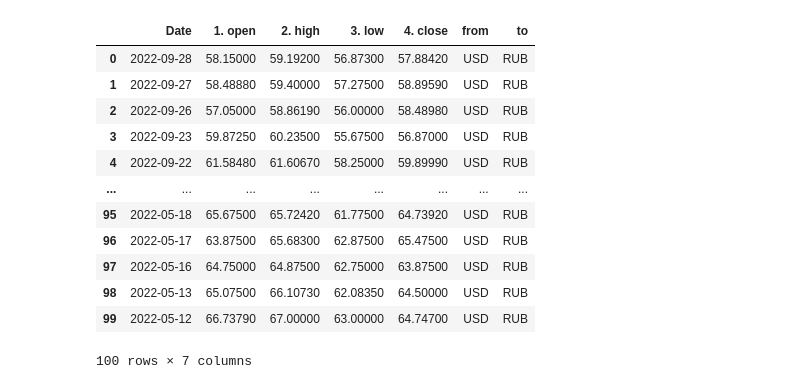
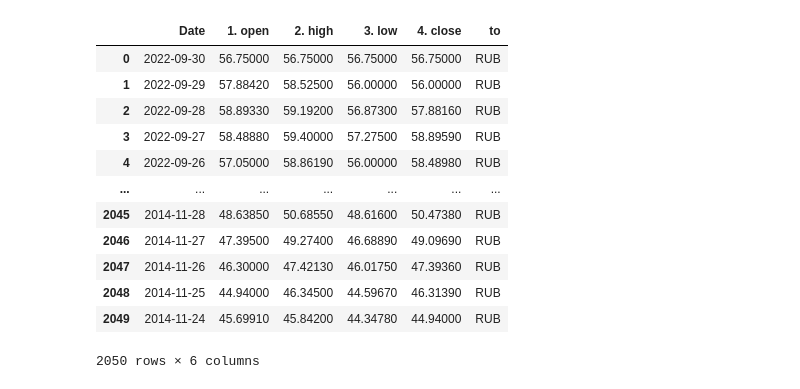
Before and after one commit to paulhalla/dec-project-1, a Jupyter notebook: src/fin_elt/elt/extract_fx.ipynb, the cells around one changed output. Drawn from its saved outputs; the diff is of its cells as text; code cells hidden in the pictures.

Commit message:
tweaked fx extract funcs, reduced currencies

```diff
--- a/src/fin_elt/elt/extract_fx.ipynb
+++ b/src/fin_elt/elt/extract_fx.ipynb
@@ -6,4 +9,9 @@ import pandas as pd
 # %%
-# Variables Note: these are case-sensitive
-from_symbol = 'USD'
+# Variables: Note: these are case-sensitive
+# from_symbol = 'USD'
 to_symbol = 'RUB'
+# %%
+base_url = f'https://www.alphavantage.co/query?function=FX_DAILY&from_symbol=USD&to_symbol={to_symbol}&outputsize=full&apikey={api_key}'
+r = requests.get(base_url)
+response_data = r.json()
+response_data
@@ -13,27 +39,35 @@ def extract_fx_rates(
     to_symbol:str,
     api_key:str
 )->pd.DataFrame:
-    base_url = f'https://www.alphavantage.co/query?function=FX_DAILY&from_symbol={from_symbol}&to_symbol={to_symbol}&apikey={api_key}'
+    """
+    Extracts daily exchange rates.
+    - `from_symbol`: The currency symbol from which the exchange occurs.
+    - `to_symbol`: The currency symbol into which the exchange occurs.
+
+    """
+    base_url = f'https://www.alphavantage.co/query?function=FX_DAILY&from_symbol=USD&to_symbol={to_symbol}&outputsize=full&apikey={api_key}'
     r = requests.get(base_url)
-    response_data = r.json()
-    df = pd.DataFrame(response_data['Time Series FX (Daily)']).transpose().reset_index()
-    df = df.rename(columns={ df.columns[0]: "Date" })
-    df['from'] = f'{from_symbol}'
-    df['to'] = f'{to_symbol}'
-    return df
+    if r.status_code == 200:
+        response_data = r.json()
+        df = pd.DataFrame(response_data['Time Series FX (Daily)']).transpose().reset_index()
+        df = df.rename(columns={ df.columns[0]: "Date" })
+        # df['from'] = f'{from_symbol}' # Won't use in case we do only USD in the FROM column
+        df['to'] = f'{to_symbol}'
+        return df
 # %%
-extract_fx_rates(from_symbol=from_symbol, to_symbol=to_symbol, api_key=api_key)
+df = extract_fx_rates(from_symbol=from_symbol, to_symbol=to_symbol, api_key=api_key)
+df
 # %% [output]
-|  | Date | 1. open | 2. high | 3. low | 4. close | from | to |
-| 0 | 2022-09-28 | 58.15000 | 59.19200 | 56.87300 | 57.88420 | USD | RUB |
-| 1 | 2022-09-27 | 58.48880 | 59.40000 | 57.27500 | 58.89590 | USD | RUB |
-| 2 | 2022-09-26 | 57.05000 | 58.86190 | 56.00000 | 58.48980 | USD | RUB |
-| 3 | 2022-09-23 | 59.87250 | 60.23500 | 55.67500 | 56.87000 | USD | RUB |
-| 4 | 2022-09-22 | 61.58480 | 61.60670 | 58.25000 | 59.89990 | USD | RUB |
-| ... | ... | ... | ... | ... | ... | ... | ... |
-| 95 | 2022-05-18 | 65.67500 | 65.72420 | 61.77500 | 64.73920 | USD | RUB |
-| 96 | 2022-05-17 | 63.87500 | 65.68300 | 62.87500 | 65.47500 | USD | RUB |
-| 97 | 2022-05-16 | 64.75000 | 64.87500 | 62.75000 | 63.87500 | USD | RUB |
-| 98 | 2022-05-13 | 65.07500 | 66.10730 | 62.08350 | 64.50000 | USD | RUB |
-| 99 | 2022-05-12 | 66.73790 | 67.00000 | 63.00000 | 64.74700 | USD | RUB |
+|  | Date | 1. open | 2. high | 3. low | 4. close | to |
+| 0 | 2022-09-30 | 56.75000 | 56.75000 | 56.75000 | 56.75000 | RUB |
+| 1 | 2022-09-29 | 57.88420 | 58.52500 | 56.00000 | 56.00000 | RUB |
+| 2 | 2022-09-28 | 58.89330 | 59.19200 | 56.87300 | 57.88160 | RUB |
+| 3 | 2022-09-27 | 58.48880 | 59.40000 | 57.27500 | 58.89590 | RUB |
+| 4 | 2022-09-26 | 57.05000 | 58.86190 | 56.00000 | 58.48980 | RUB |
+| ... | ... | ... | ... | ... | ... | ... |
+| 2045 | 2014-11-28 | 48.63850 | 50.68550 | 48.61600 | 50.47380 | RUB |
+| 2046 | 2014-11-27 | 47.39500 | 49.27400 | 46.68890 | 49.09690 | RUB |
+| 2047 | 2014-11-26 | 46.30000 | 47.42130 | 46.01750 | 47.39360 | RUB |
+| 2048 | 2014-11-25 | 44.94000 | 46.34500 | 44.59670 | 46.31390 | RUB |
+| 2049 | 2014-11-24 | 45.69910 | 45.84200 | 44.34780 | 44.94000 | RUB |
-100 rows × 7 columns
+2050 rows × 6 columns
```
Also changed, not shown: parts of 13 cells of this notebook, 4 other files.
